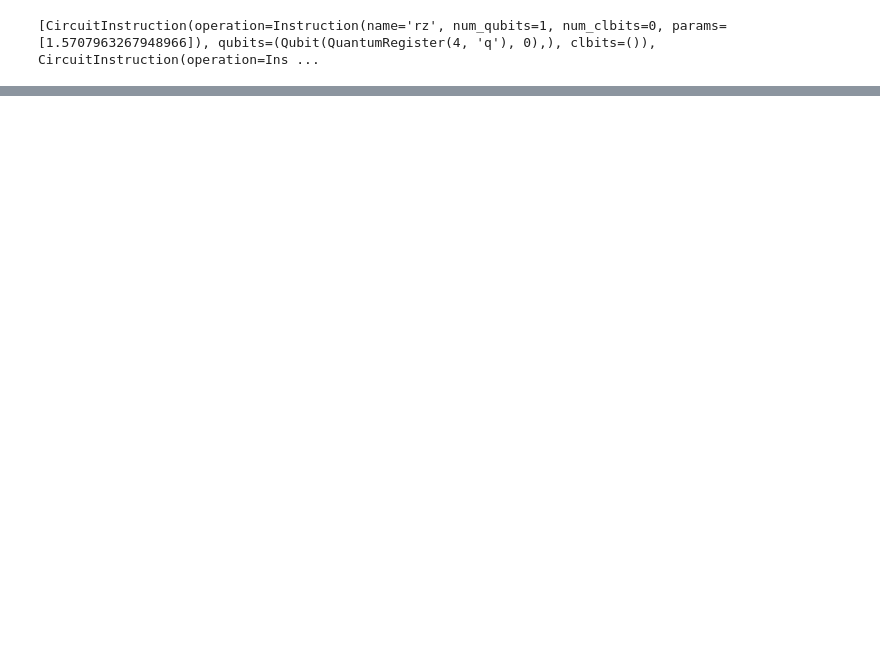
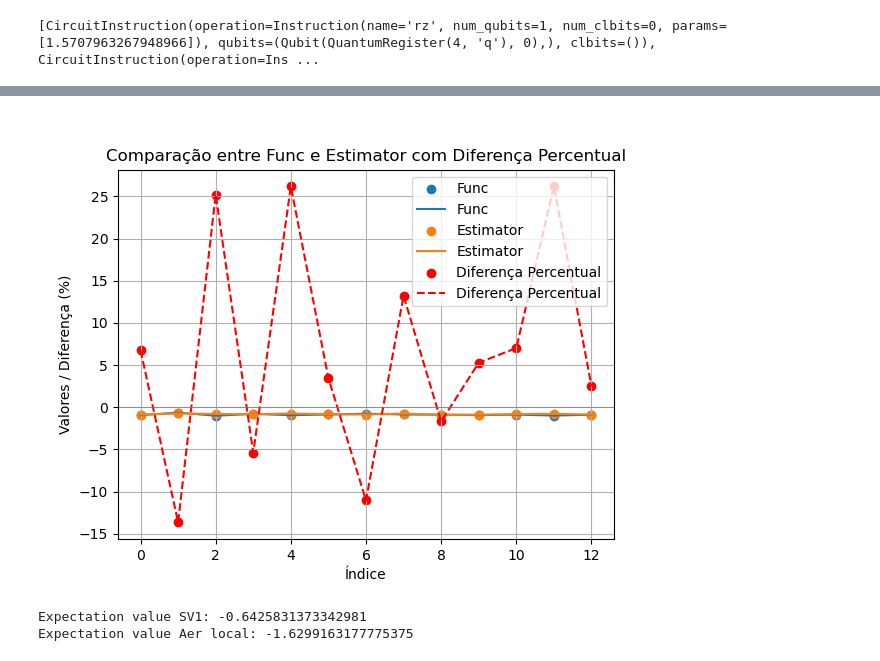
Before and after one commit to Gtortoretto/Quantum-Computing, a Jupyter notebook: AWS/Gabriel/GroundState10 - Estimator AWS/main.ipynb, the cells around one changed output, grey strips where cells are left out. Drawn from its saved outputs; the diff is of its cells as text; code cells hidden in the pictures; blank space fills up the shorter version.

```diff
--- a/AWS/Gabriel/GroundState10 - Estimator AWS/main.ipynb
+++ b/AWS/Gabriel/GroundState10 - Estimator AWS/main.ipynb
@@ -184,0 +288,27 @@ circuito_sv1.data
+# %%
+plt.figure()
+plt.scatter(range(13), metodo_func, label='Func')
+plt.plot(metodo_func, label='Func')
+plt.scatter(range(13), metodo_estimator, label='Estimator')
+plt.plot(metodo_estimator, label='Estimator')
+diferenca_percentual = [(mf - me)/me * 100 for mf, me in zip(metodo_func, metodo_estimator)]
+plt.scatter(range(13), diferenca_percentual, label='Diferença Percentual', color='red')
+plt.plot(diferenca_percentual, label='Diferença Percentual', color='red', linestyle='--')
+plt.axhline(y=0, color='gray', linestyle='-', linewidth=0.5)
+plt.legend()
+plt.title('Comparação entre Func e Estimator com Diferença Percentual')
+plt.xlabel('Índice')
+plt.ylabel('Valores / Diferença (%)')
+plt.grid(True)
+plt.show()
+# %% [output]
+[figure, added]
+# %%
+expectation_value_sv1 = valor_esperado(circuito_sv1, mapper.map(es_problem.second_q_ops()[0]), sv1, shots=1024)
+
+expectation_value_Aer_local = run_estimator_aer(circuito_sv1, es_problem)
+
+print(f"Expectation value SV1: {expectation_value_sv1}\nExpectation value Aer local: {expectation_value_Aer_local}")
+# %% [output]
+Expectation value SV1: -0.6425831373342981
+Expectation value Aer local: -1.6299163177775375
```
Also changed, not shown: parts of 11 cells of this notebook, 3 other files.
